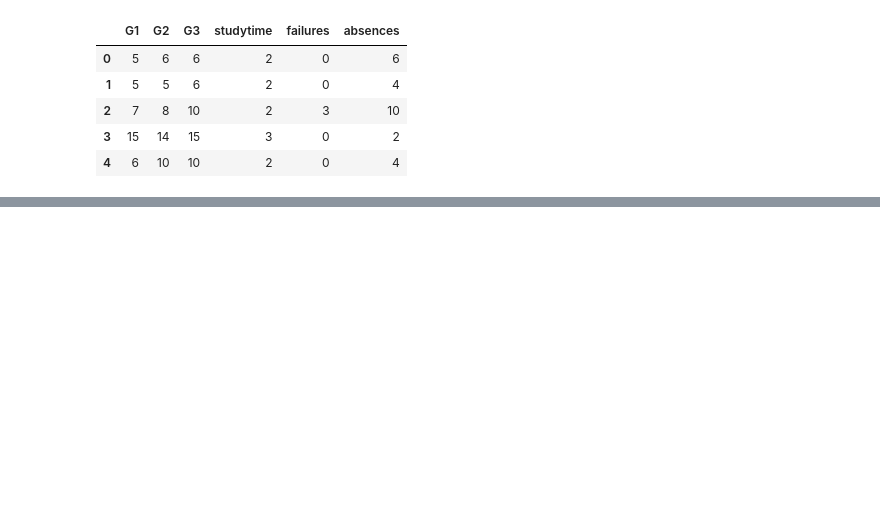
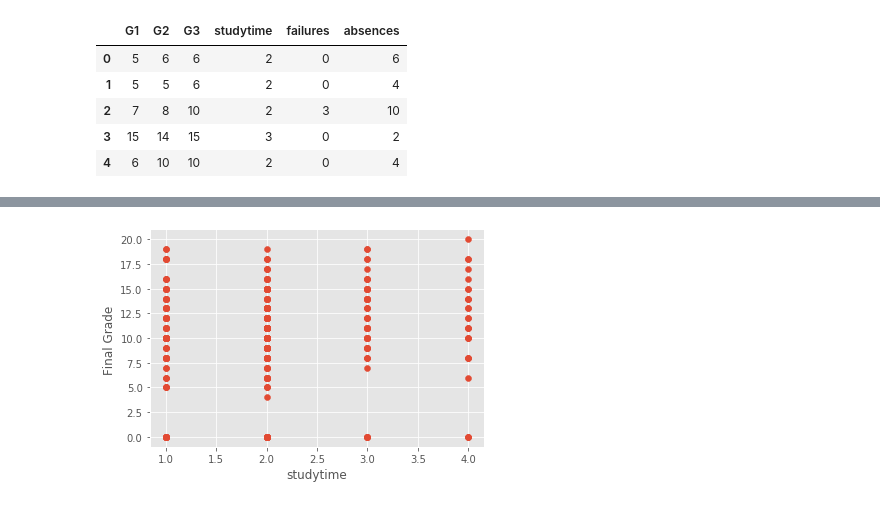
Before and after one commit to shreyshah612/MachineLearning_Practice, a Jupyter notebook: StudentGrade_Linear_model.ipynb, the cells around one changed output, grey strips where cells are left out. Drawn from its saved outputs; the diff is of its cells as text; code cells hidden in the pictures; blank space fills up the shorter version.

```diff
--- a/StudentGrade_Linear_model.ipynb
+++ b/StudentGrade_Linear_model.ipynb
@@ -92,0 +138,9 @@ for i in range(len(prediction)):
+# %%
+p = "studytime"
+style.use("ggplot")
+plt.scatter(reqdata[p],reqdata["G3"])
+plt.xlabel(p)
+plt.ylabel("Final Grade ")
+plt.show()
+# %% [output]
+[figure, added]
```
Also changed, not shown: parts of 19 cells of this notebook.
